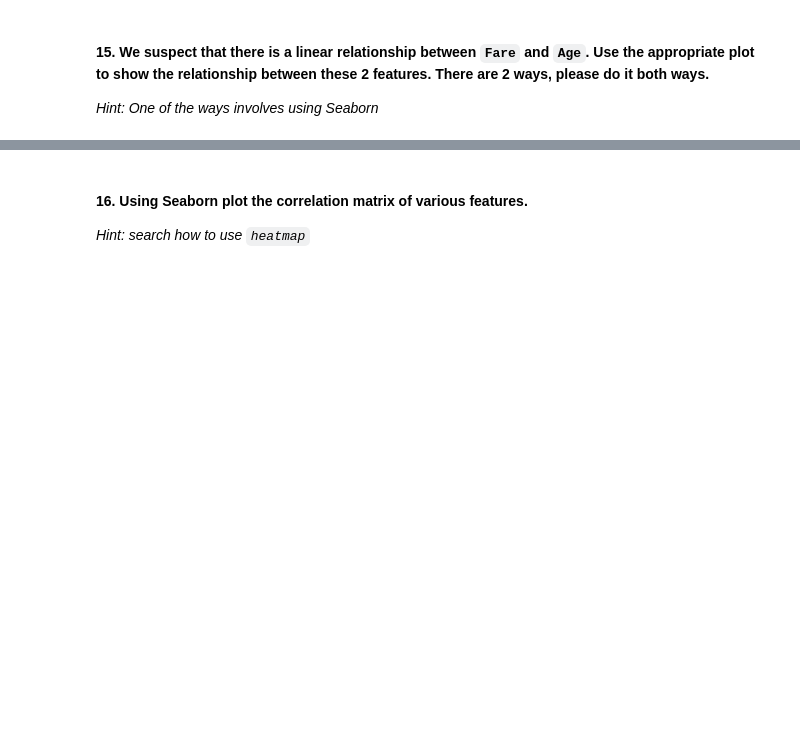
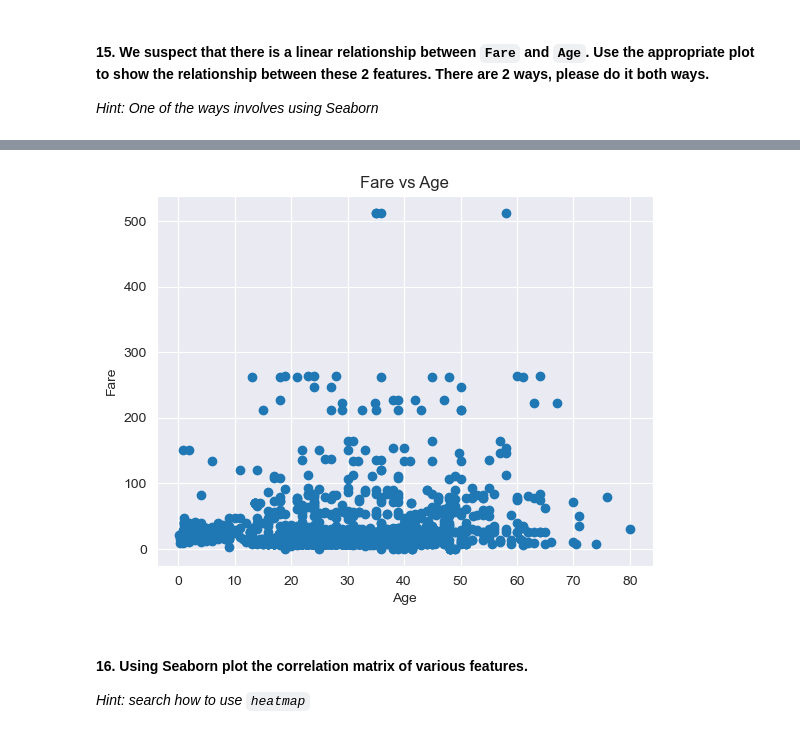
Before and after one commit to Ironhack-Data-Madrid-PartTime-May22/lab_visualization_extra, a Jupyter notebook: challenge-2.ipynb, the cells around one changed output, grey strips where cells are left out. Drawn from its saved outputs; the diff is of its cells as text; code cells hidden in the pictures; blank space fills up the shorter version.

```diff
--- a/challenge-2.ipynb
+++ b/challenge-2.ipynb
@@ -211,3 +213,13 @@ plt.show()
+# %%
+plt.scatter(titanic['Age'], titanic['Fare'])
+
+plt.xlabel('Age')
+plt.ylabel('Fare')
+plt.title('Fare vs Age')
+
+plt.show()
+# %% [output]
+[figure, added]
 # %% [markdown]
 #### 16. Using Seaborn plot the correlation matrix of various features.
 
```
Also changed, not shown: parts of 14 cells of this notebook.
